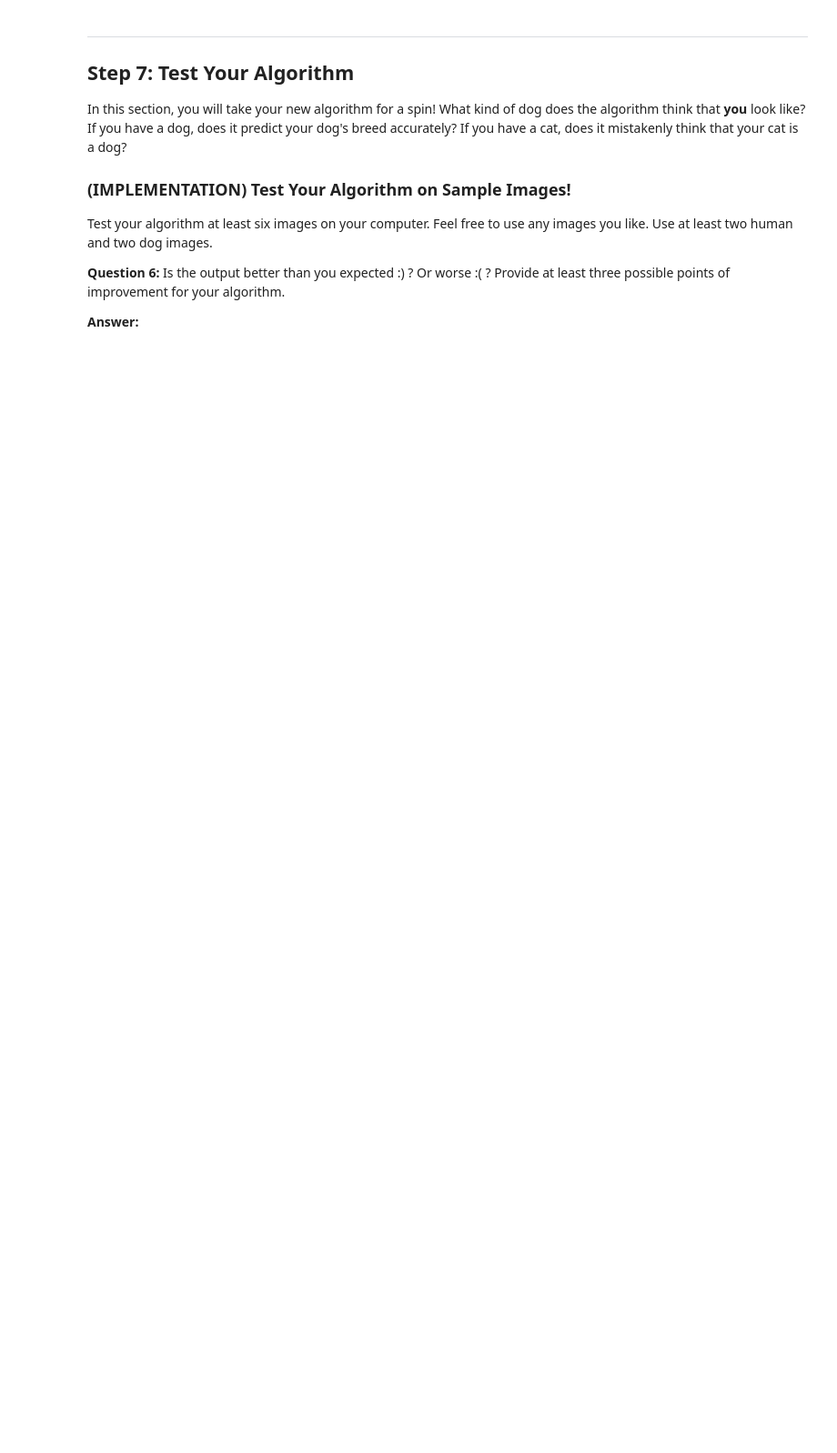
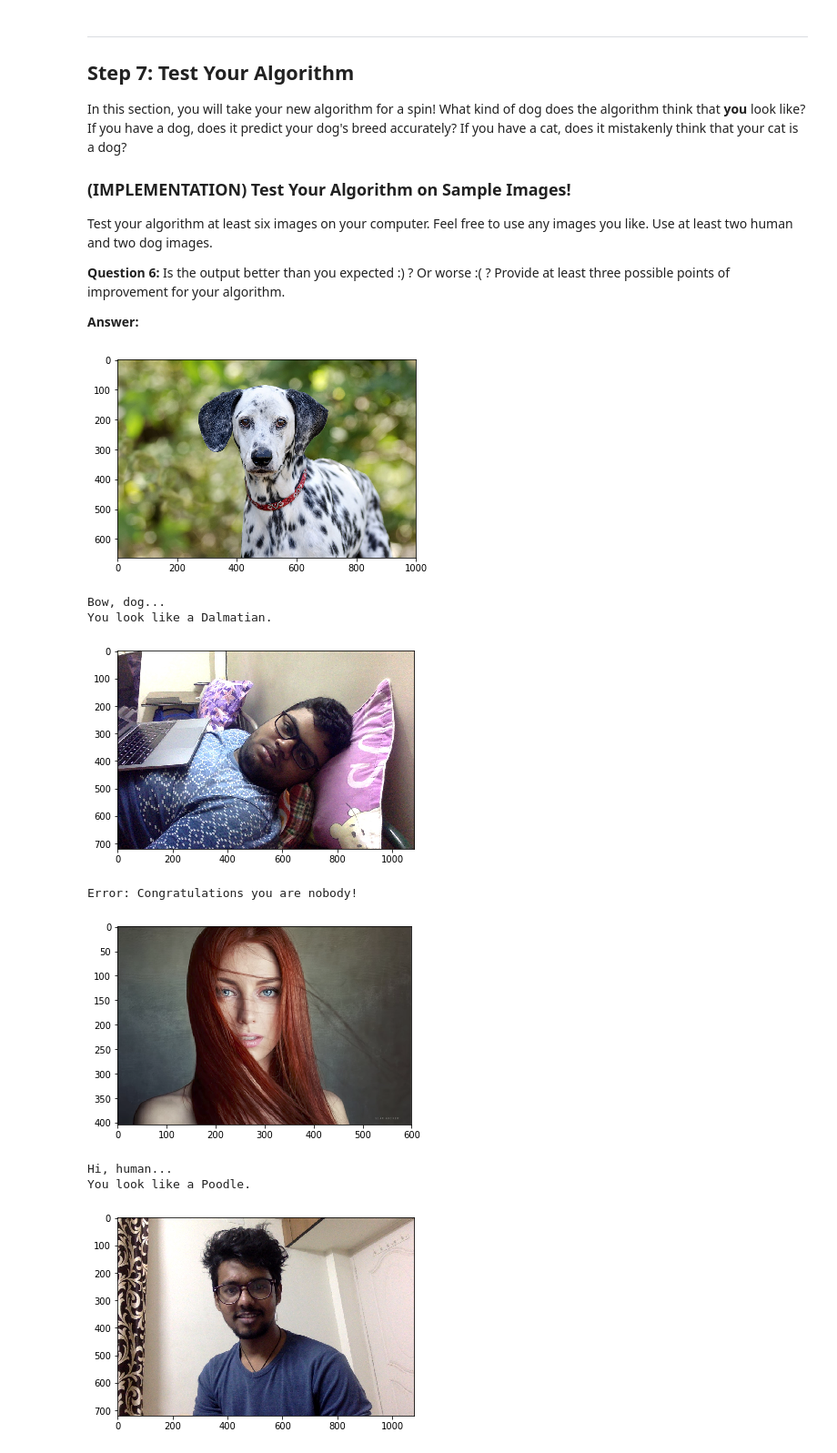
Before and after one commit to kessler-frost/dog-project, a Jupyter notebook: dog_app.ipynb, the cells around one changed output. Shown at 91% size. Saved outputs shown, nothing was run; the diff lists cells and outputs as text; code cells hidden in the pictures; blank space fills up the shorter version.

```diff
--- a/dog_app.ipynb
+++ b/dog_app.ipynb
@@ -695,8 +694,12 @@ Some sample output for our algorithm is provided below, but feel free to design
 ### (IMPLEMENTATION) Write your Algorithm
 # %%
 def mans_best_friend(img_path):
-    if face_detector(img_path) or dog_detector(img_path):
-        print(predict_breed(img_path))
+    if face_detector(img_path):
+        print("Hi, human...")
+        print("You look like a " + predict_breed(img_path) + ".")
+    elif dog_detector(img_path):
+        print("Bow, dog...")
+        print("You look like a " + predict_breed(img_path) + ".")
     else:
         print("Error: Congratulations you are nobody!")
 # %% [markdown]
@@ -714,6 +717,18 @@ __Question 6:__ Is the output better than you expected :) ?  Or worse :( ?  Prov
 
 __Answer:__
 # %%
-img_paths = np.array(glob("samples/*/*"))
+img_paths = np.array(glob("samples/*"))
 for i in img_paths:
+    plt.imshow(cv2.cvtColor(cv2.imread(i), cv2.COLOR_BGR2RGB))
+    plt.show()
     mans_best_friend(i)
+# %% [output]
+[figure, added]
+Bow, dog...
+You look like a Dalmatian.
+[figure, added]
+Error: Congratulations you are nobody!
+[figure, added]
+Hi, human...
+You look like a Poodle.
+[figure, added]
```
Also changed, not shown: parts of 14 cells of this notebook, 9 other files.
